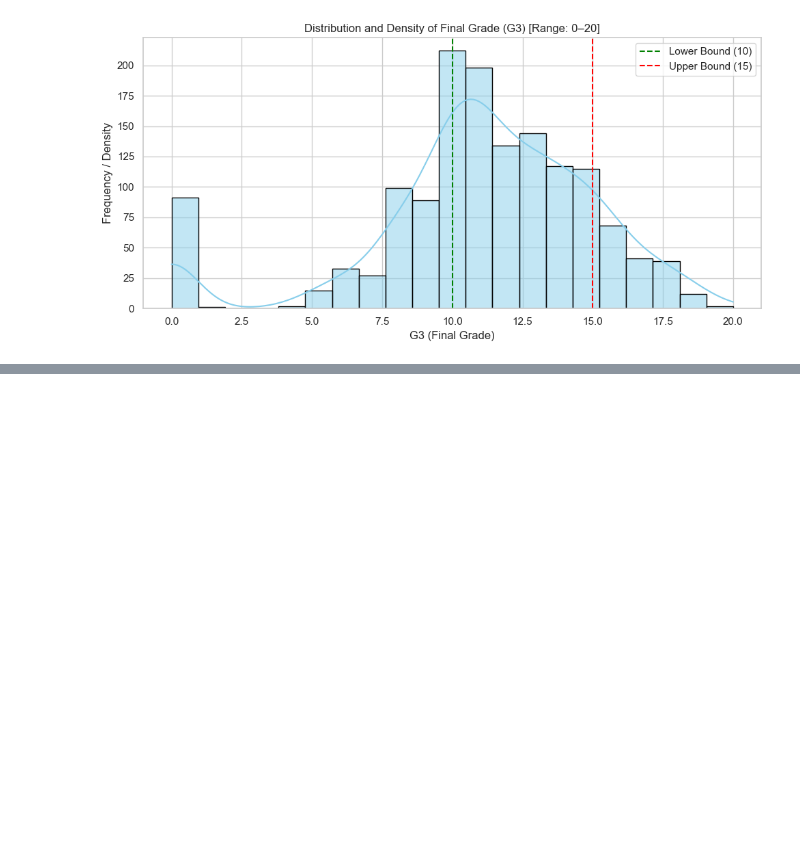
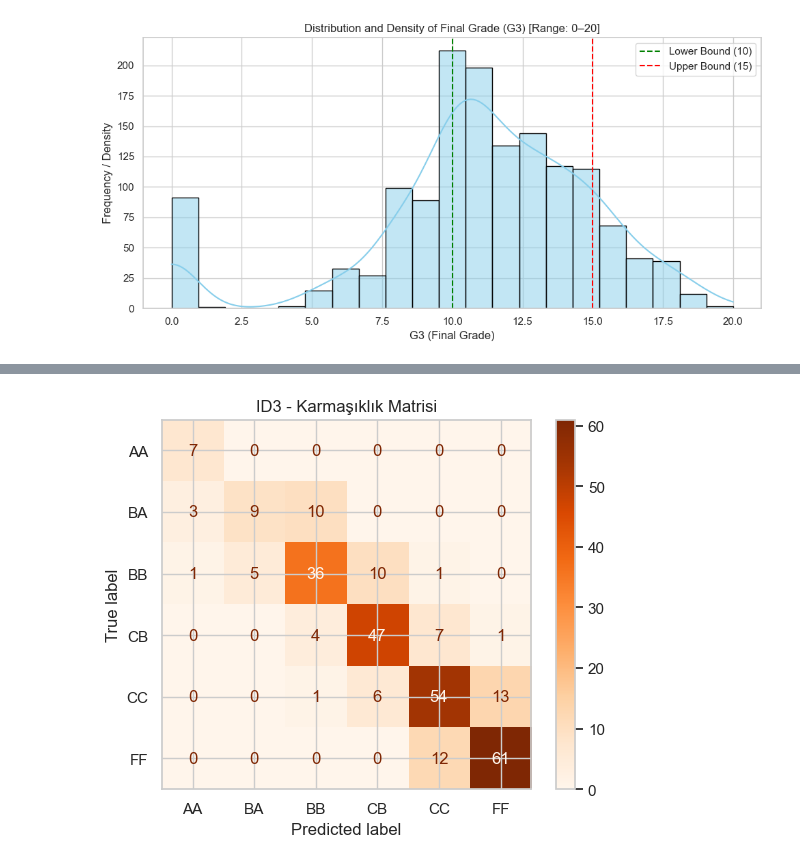
Before and after one commit to halkhattab63/Student-Performance-Prediction, a Jupyter notebook: src/graf_Performance_Prediction_Updated.ipynb, the cells around one changed output, grey strips where cells are left out. Cells and saved outputs as stored; diff of their text form; code cells hidden in the pictures; blank space fills up the shorter version.

```diff
--- a/src/graf_Performance_Prediction_Updated.ipynb
+++ b/src/graf_Performance_Prediction_Updated.ipynb
@@ -653,0 +698,8 @@ plt.show()
+# %%
+cm_1 = confusion_matrix(y_test, y_pred, labels=clf.classes_)
+disp_1 = ConfusionMatrixDisplay(confusion_matrix=cm_1, display_labels=clf.classes_)
+disp_1.plot(cmap=plt.cm.Oranges)
+plt.title("ID3 - Karmaşıklık Matrisi")
+plt.show()
+# %% [output]
+[figure, added]
```
Also changed, not shown: parts of 16 cells of this notebook.
